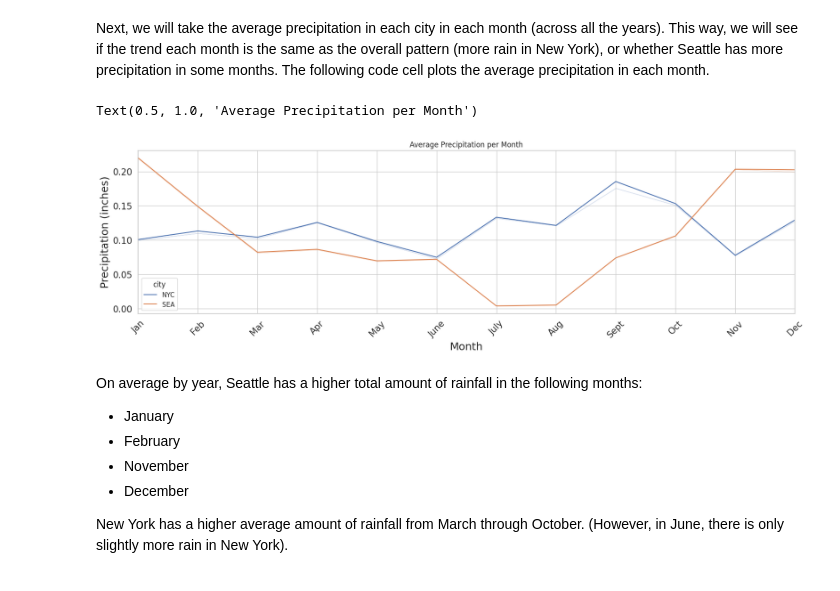
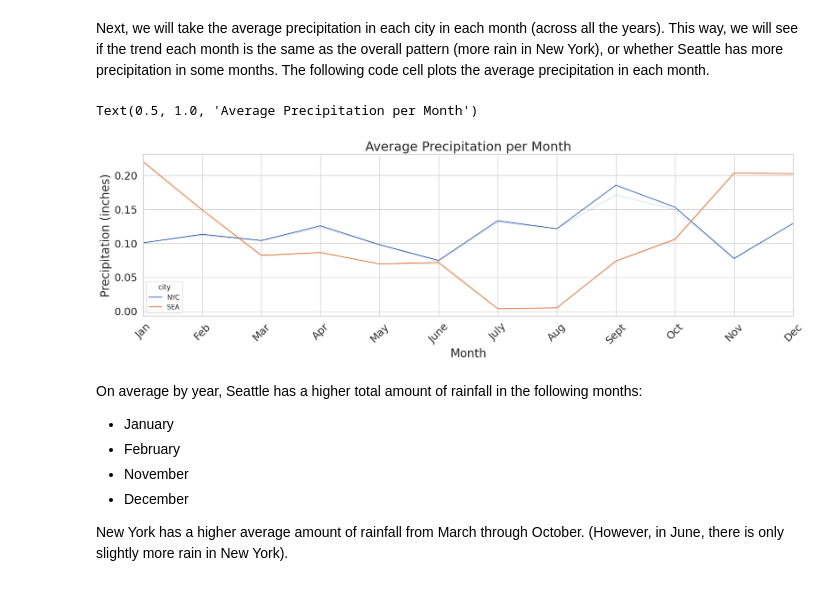
Before and after one commit to David-S-2002/Seattle-Weather, a Jupyter notebook: data_analysis.ipynb, the cells around one changed output. Saved outputs shown, nothing was run; the diff lists cells and outputs as text; code cells hidden in the pictures.

```diff
--- a/data_analysis.ipynb
+++ b/data_analysis.ipynb
@@ -77,21 +77,21 @@ Next, we will take the average precipitation in each city in each month (across
 # %%
 # We will use this variable to label the axes
 month_names = ['Jan', 'Feb', 'Mar', 'Apr', 'May', 'June', 'July', 'Aug', 'Sept', 'Oct', 'Nov', 'Dec']
 
 plt.figure(figsize=(20,5))
 
 sns.lineplot(data=df, x='month', y='precipitation', hue='city', errorbar=('ci',False))
 
-plt.xlabel('Month', fontsize=18)
-plt.ylabel('Precipitation (inches)', fontsize=18)
+plt.xlabel('Month', fontsize=20)
+plt.ylabel('Precipitation (inches)', fontsize=20)
 
 plt.xticks(ticks=np.arange(12)+1, labels=month_names, rotation=45)
 plt.xlim(1, 12)
-plt.tick_params(labelsize=15)
-plt.title("Average Precipitation per Month")
+plt.tick_params(labelsize=18)
+plt.title("Average Precipitation per Month", fontsize=22)
 # %% [output]
 Text(0.5, 1.0, 'Average Precipitation per Month')
-[figure, old version]
+[figure, new version]
 # %% [markdown]
 On average by year, Seattle has a higher total amount of rainfall in the following months:
 - January
```
Also changed, not shown: parts of 4 cells of this notebook, 1 other file.
